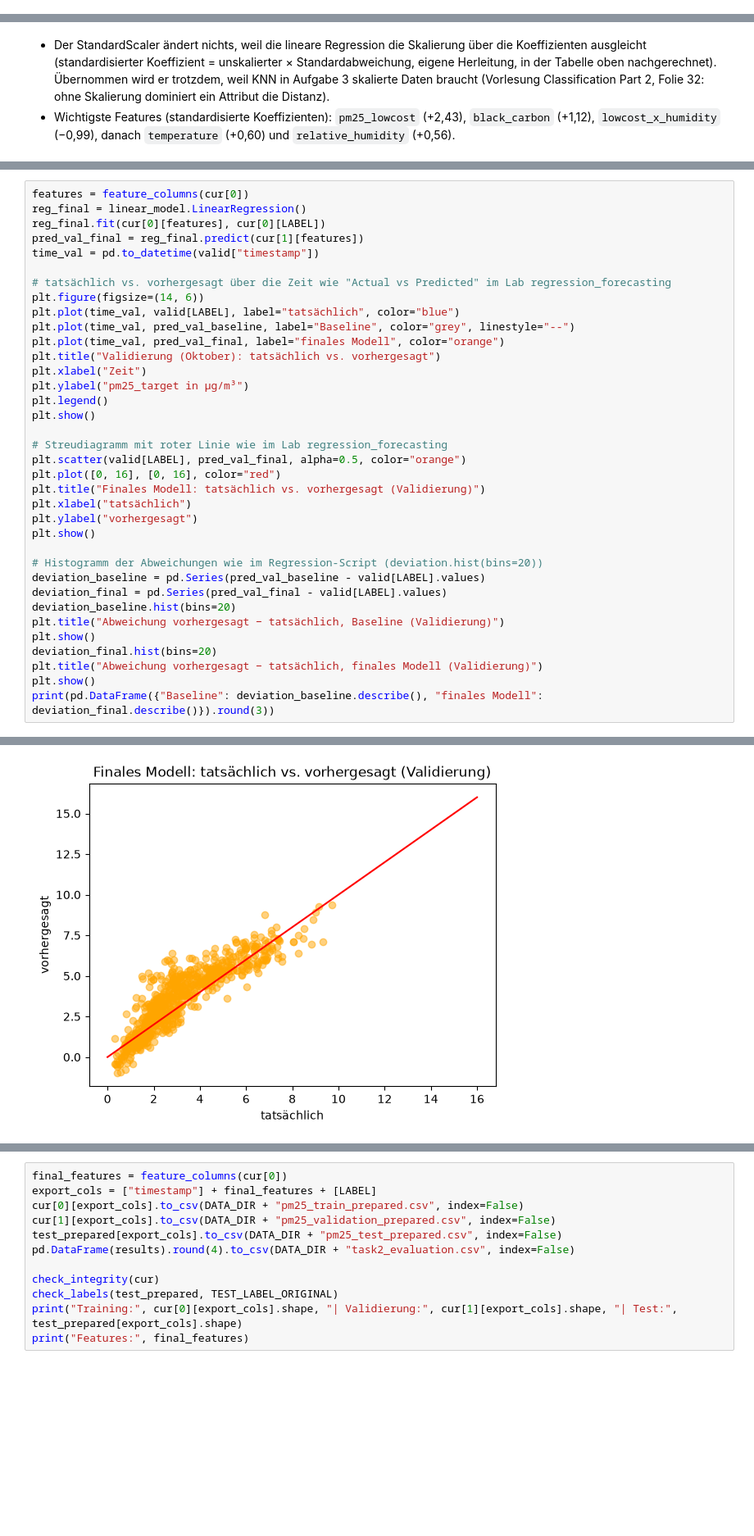
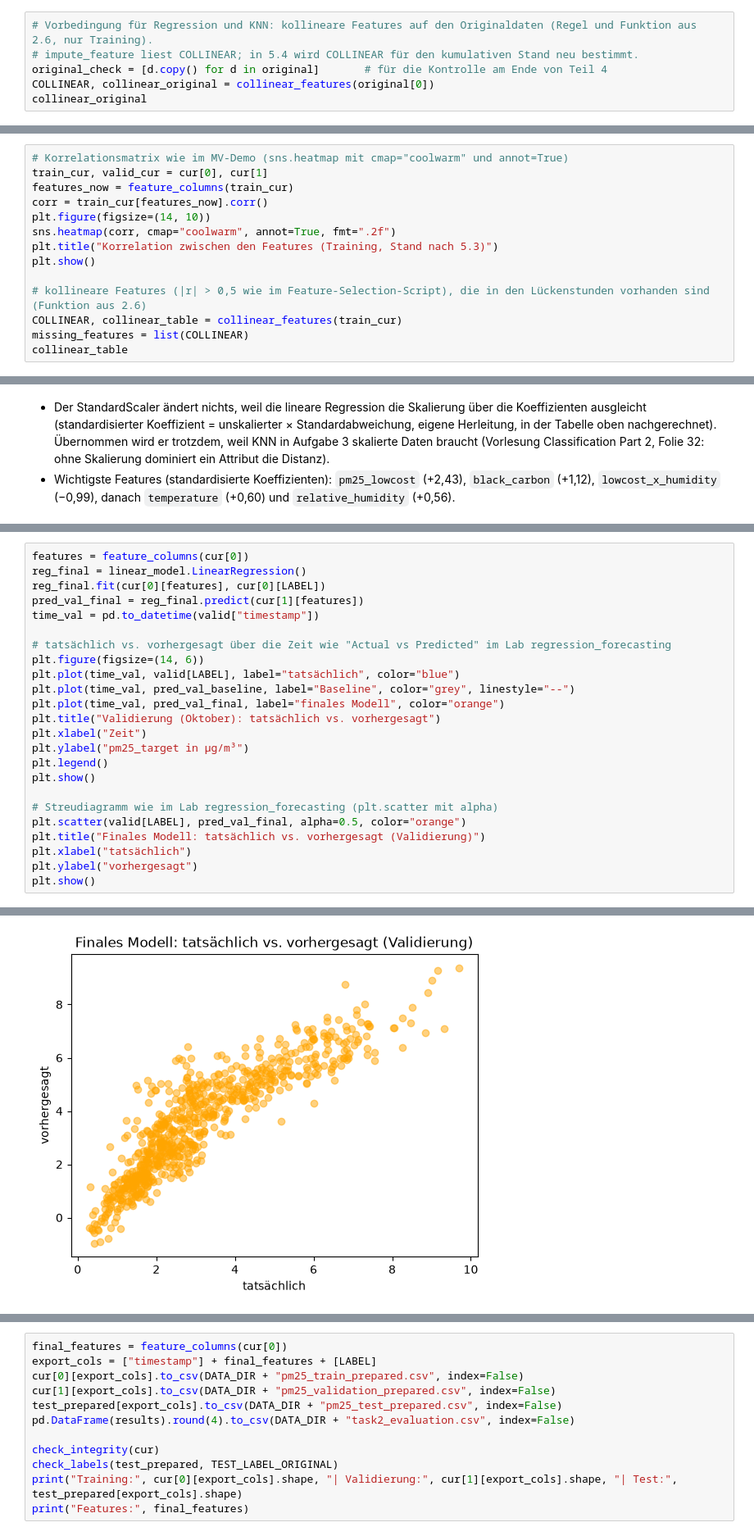
Before and after one commit to kevinvuong04/data-science-26-27, a Jupyter notebook: src/Notebooks/Aufgabe_2_Data_Preparation.ipynb, the cells around one changed output, grey strips where cells are left out. Shown at 82% size. Drawn from its saved outputs; the diff is of its cells as text; blank space fills up the shorter version.

```diff
--- a/src/Notebooks/Aufgabe_2_Data_Preparation.ipynb
+++ b/src/Notebooks/Aufgabe_2_Data_Preparation.ipynb
@@ -996,0 +961,6 @@ rain_per_hour               394              0           0            0
+# %%
+# Vorbedingung für Regression und KNN: kollineare Features auf den Originaldaten (Regel und Funktion aus 2.6, nur Training).
+# impute_feature liest COLLINEAR; in 5.4 wird COLLINEAR für den kumulativen Stand neu bestimmt.
+original_check = [d.copy() for d in original]       # für die Kontrolle am Ende von Teil 4
+COLLINEAR, collinear_original = collinear_features(original[0])
+collinear_original
@@ -996,0 +1257,14 @@ rain_per_hour               394              0           0            0
+# %%
+# Korrelationsmatrix wie im MV-Demo (sns.heatmap mit cmap="coolwarm" und annot=True)
+train_cur, valid_cur = cur[0], cur[1]
+features_now = feature_columns(train_cur)
+corr = train_cur[features_now].corr()
+plt.figure(figsize=(14, 10))
+sns.heatmap(corr, cmap="coolwarm", annot=True, fmt=".2f")
+plt.title("Korrelation zwischen den Features (Training, Stand nach 5.3)")
+plt.show()
+
+# kollineare Features (|r| > 0,5 wie im Feature-Selection-Script), die in den Lückenstunden vorhanden sind (Funktion aus 2.6)
+COLLINEAR, collinear_table = collinear_features(train_cur)
+missing_features = list(COLLINEAR)
+collinear_table
@@ -1459,39 +1737,27 @@ StandardScaler                                         -45.1      -0.0
 # %%
 features = feature_columns(cur[0])
 reg_final = linear_model.LinearRegression()
 reg_final.fit(cur[0][features], cur[0][LABEL])
 pred_val_final = reg_final.predict(cur[1][features])
 time_val = pd.to_datetime(valid["timestamp"])
 
 # tatsächlich vs. vorhergesagt über die Zeit wie "Actual vs Predicted" im Lab regression_forecasting
 plt.figure(figsize=(14, 6))
 plt.plot(time_val, valid[LABEL], label="tatsächlich", color="blue")
 plt.plot(time_val, pred_val_baseline, label="Baseline", color="grey", linestyle="--")
 plt.plot(time_val, pred_val_final, label="finales Modell", color="orange")
 plt.title("Validierung (Oktober): tatsächlich vs. vorhergesagt")
 plt.xlabel("Zeit")
 plt.ylabel("pm25_target in µg/m³")
 plt.legend()
 plt.show()
 
-# Streudiagramm mit roter Linie wie im Lab regression_forecasting
+# Streudiagramm wie im Lab regression_forecasting (plt.scatter mit alpha)
 plt.scatter(valid[LABEL], pred_val_final, alpha=0.5, color="orange")
-plt.plot([0, 16], [0, 16], color="red")
 plt.title("Finales Modell: tatsächlich vs. vorhergesagt (Validierung)")
 plt.xlabel("tatsächlich")
 plt.ylabel("vorhergesagt")
 plt.show()
-
-# Histogramm der Abweichungen wie im Regression-Script (deviation.hist(bins=20))
-deviation_baseline = pd.Series(pred_val_baseline - valid[LABEL].values)
-deviation_final = pd.Series(pred_val_final - valid[LABEL].values)
-deviation_baseline.hist(bins=20)
-plt.title("Abweichung vorhergesagt − tatsächlich, Baseline (Validierung)")
-plt.show()
-deviation_final.hist(bins=20)
-plt.title("Abweichung vorhergesagt − tatsächlich, finales Modell (Validierung)")
-plt.show()
-print(pd.DataFrame({"Baseline": deviation_baseline.describe(), "finales Modell": deviation_final.describe()}).round(3))
 # %% [output]
 [figure]
-[figure, old version]
+[figure, new version]
```
Also changed, not shown: parts of 145 cells of this notebook, 2 other files.
